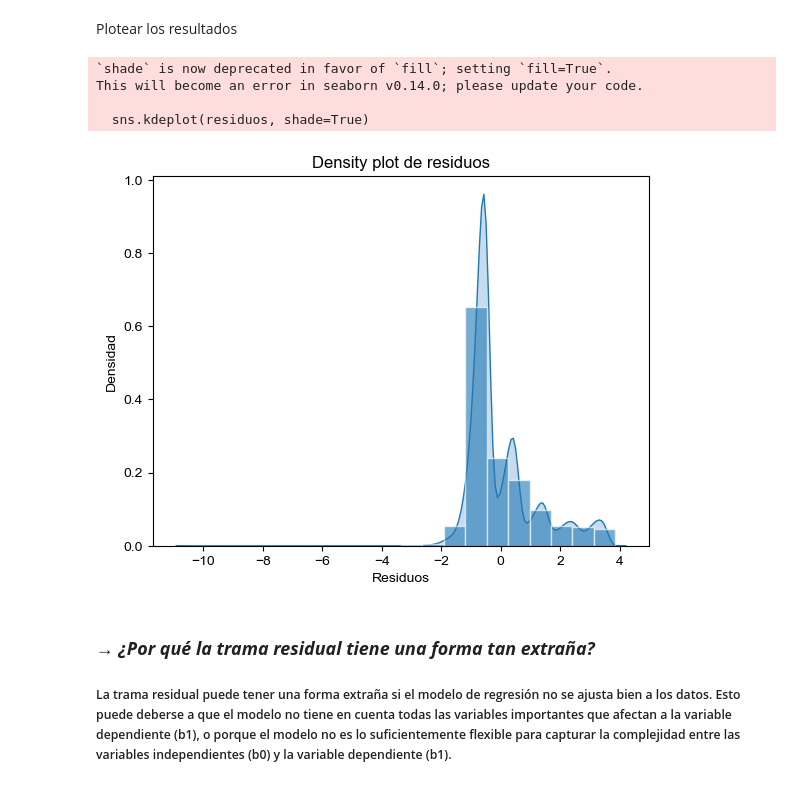
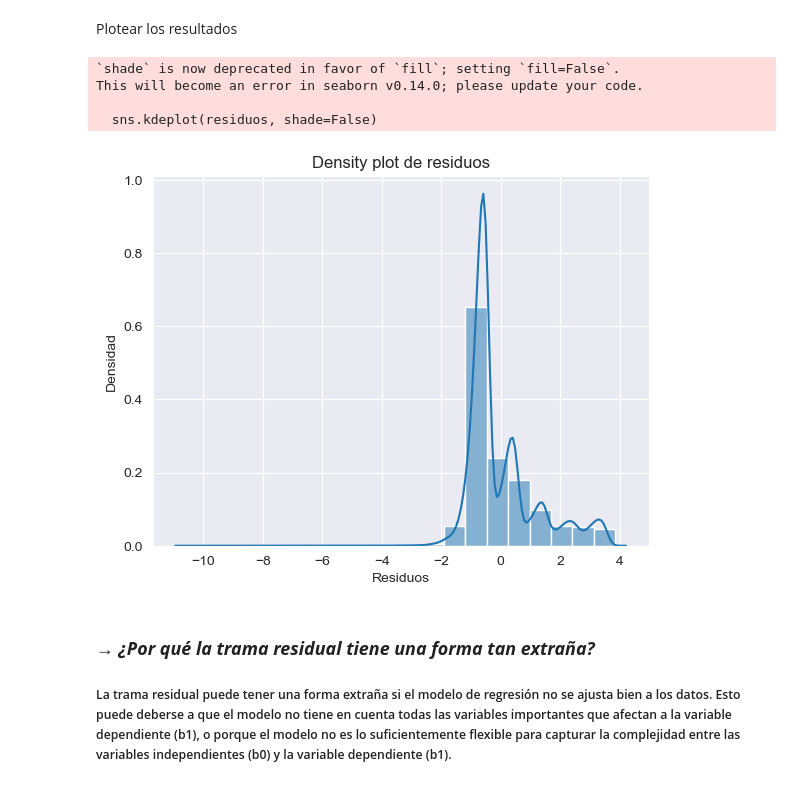
Before and after one commit to lnastri25/POO_UCEMA, a Jupyter notebook: trabajos_practicos/tp_datos/2-ecommerce/ejercicio_orders_part2.ipynb, the cells around one changed output. Drawn from its saved outputs; the diff is of its cells as text; code cells hidden in the pictures.

```diff
--- a/trabajos_practicos/tp_datos/2-ecommerce/ejercicio_orders_part2.ipynb
+++ b/trabajos_practicos/tp_datos/2-ecommerce/ejercicio_orders_part2.ipynb
@@ -287,7 +287,7 @@ plt.bar(coef_sorted.index, coef_sorted, width=0.3)
 plt.xlabel('Variable')
 plt.ylabel('Coeficiente de regresión (valor absoluto)')
 plt.title('Importancia relativa de las variables en el modelo')
-plt.grid(False)
+sns.set_style("darkgrid")
 plt.show()
 # %% [output]
 [figure]
@@ -413,21 +413,21 @@ Plotear los resultados
 # %%
 import seaborn as sns
 
 residuos = modelo4.predict() - orders['review_score']
 
-sns.kdeplot(residuos, shade=True)
+sns.kdeplot(residuos, shade=False)
 sns.set_style("darkgrid")
-plt.hist(residuos, bins=20, alpha=0.6, density=True)
+plt.hist(residuos, bins=20, density=True, color = '#84B0D2')
 plt.xlabel('Residuos')
 plt.ylabel('Densidad')
 plt.title('Density plot de residuos')
 plt.show()
 # %% [output]
-`shade` is now deprecated in favor of `fill`; setting `fill=True`.
+`shade` is now deprecated in favor of `fill`; setting `fill=False`.
 This will become an error in seaborn v0.14.0; please update your code.
 
-  sns.kdeplot(residuos, shade=True)
+  sns.kdeplot(residuos, shade=False)
-[figure, old version]
+[figure, new version]
 # %% [markdown]
 ### ***→ ¿Por qué la trama residual tiene una forma tan extraña?***
 
```
Also changed, not shown: parts of 6 cells of this notebook.
